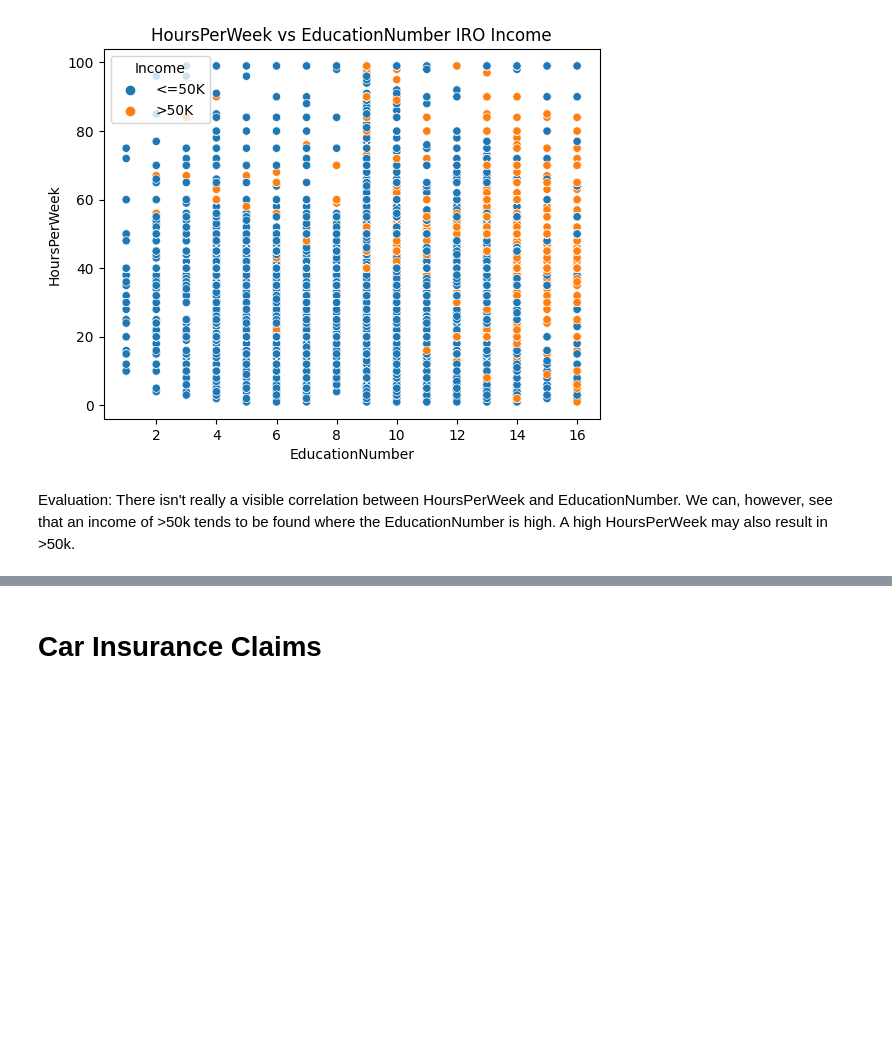
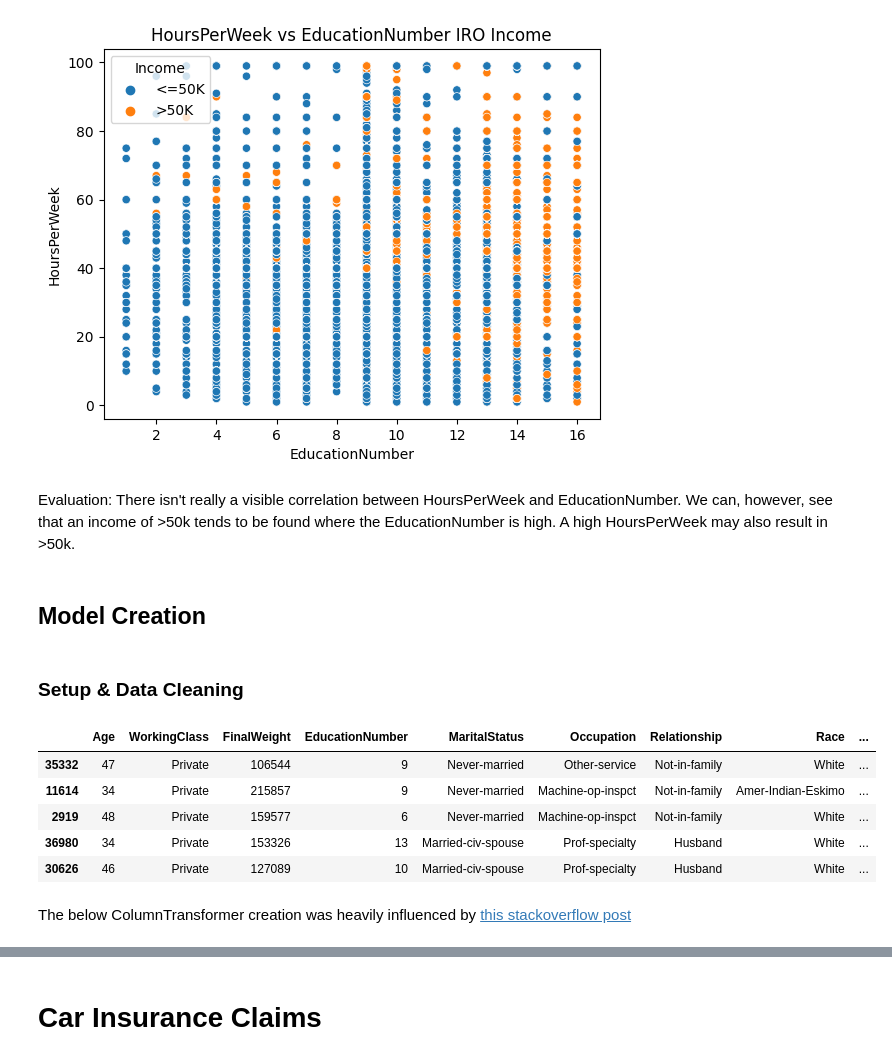
Before and after one commit to YoungVoid/Machine-Learning, a Jupyter notebook: Machine_Learning.ipynb, the cells around one changed output, grey strips where cells are left out. Cells and saved outputs as stored; diff of their text form; code cells hidden in the pictures; blank space fills up the shorter version.

```diff
--- a/Machine_Learning.ipynb
+++ b/Machine_Learning.ipynb
@@ -533,3 +548,61 @@ sns.scatterplot(data=df_adult_income_explore, x='EducationNumber', y='HoursPerWe
 [figure]
 # %% [markdown]
 Evaluation: There isn't really a visible correlation between HoursPerWeek and EducationNumber. We can, however, see that an income of >50k tends to be found where the EducationNumber is high. A high HoursPerWeek may also result in >50k.
+# %% [markdown]
+## Model Creation
+# %% [markdown]
+### Setup & Data Cleaning
+# %%
+def get_clean_data(df_to_copy=df_adult_income):
+    df = df_to_copy.copy()
+
+    # Drop unnecessary columns
+    df.drop(columns=['education'], inplace=True)
+
+    # Rename Columns
+    # Naming convention is CamelCase
+    renameDict = {'age':'Age',
+                  'workclass':'WorkingClass',
+                  'fnlwgt':'FinalWeight',
+                  'educational-num':'EducationNumber',
+                  'marital-status':'MaritalStatus',
+                  'occupation':'Occupation',
+                  'relationship':'Relationship',
+                  'race':'Race',
+                  'gender':'Gender',
+                  'capital-gain':'CapitalGain',
+                  'capital-loss':'capitalLoss',
+                  'hours-per-week':'HoursPerWeek',
+                  'native-country':'Country',
+                  'income':'Income'}
+
+    df.rename(columns=renameDict, inplace=True)
+
+    # Replace ? with NaN values
+    df['WorkingClass'].replace('?', np.nan,inplace=True)
+    df['Occupation'].replace('?', np.nan,inplace=True)
+    df['Country'].replace('?', np.nan,inplace=True)
+
+    return df
+# %%
+df_test_model = get_clean_data()
+df_test_model.dropna(inplace=True)
+
+# The Target
+y = df_test_model['Income']
+
+# The Features
+X = df_test_model.drop(columns=['Income'])
+
+# Train-Test-Split
+X_train, X_test, y_train, y_test = train_test_split(X, y, stratify=y, random_state=42)
+X_train.head()
+# %% [output]
+|  | Age | WorkingClass | FinalWeight | EducationNumber | MaritalStatus | Occupation | Relationship | Race | ... |
+| 35332 | 47 | Private | 106544 | 9 | Never-married | Other-service | Not-in-family | White | ... |
+| 11614 | 34 | Private | 215857 | 9 | Never-married | Machine-op-inspct | Not-in-family | Amer-Indian-Eskimo | ... |
+| 2919 | 48 | Private | 159577 | 6 | Never-married | Machine-op-inspct | Not-in-family | White | ... |
+| 36980 | 34 | Private | 153326 | 13 | Married-civ-spouse | Prof-specialty | Husband | White | ... |
+| 30626 | 46 | Private | 127089 | 10 | Married-civ-spouse | Prof-specialty | Husband | White | ... |
+# %% [markdown]
+The below ColumnTransformer creation was heavily influenced by [this stackoverflow post](https://stackoverflow.com/questions/74828103/is-there-a-way-to-combine-these-sklearn-pipelines-columntransformers-so-i-dont)
```
Also changed, not shown: parts of 14 cells of this notebook.
